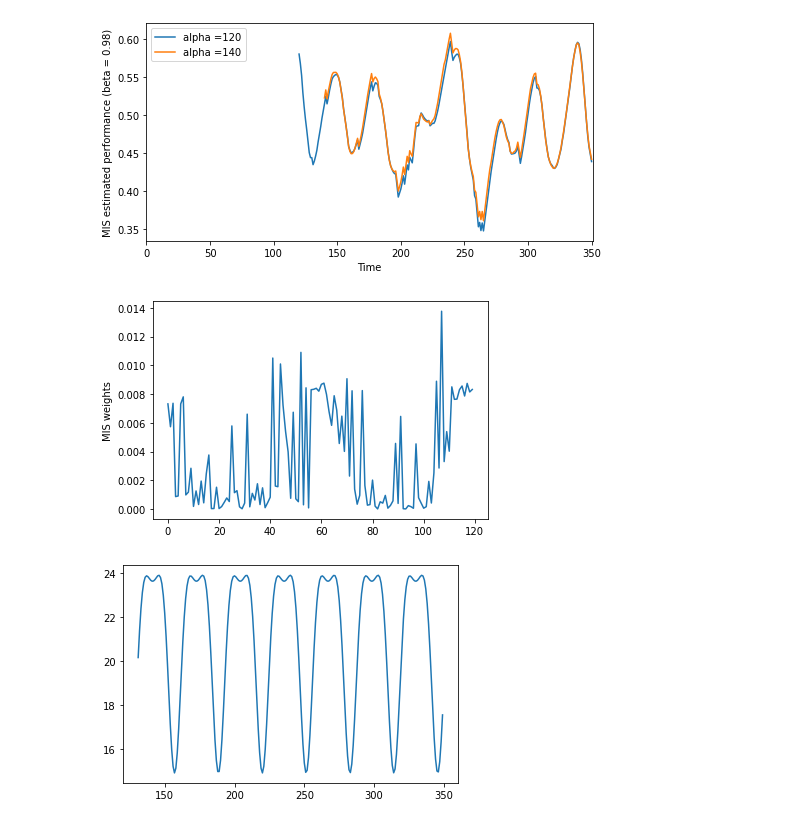
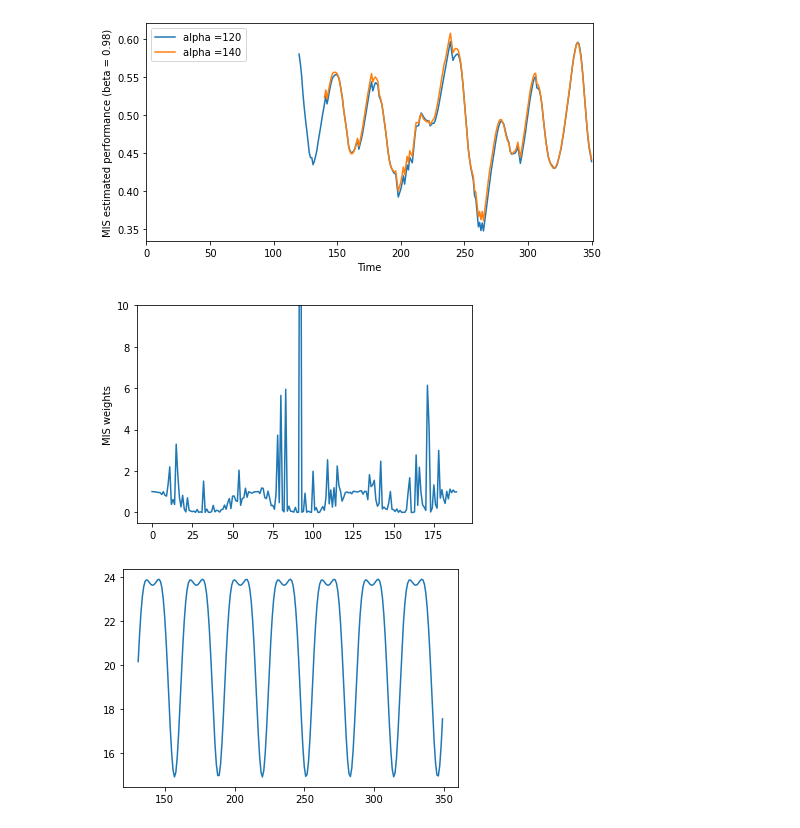
Before and after one commit to francescovidaich964/Como_lake, a Jupyter notebook: bandit_tests/non-stat_contextual_bandits.ipynb, the cells around one changed output. Saved outputs shown, nothing was run; the diff lists cells and outputs as text; code cells hidden in the pictures.

Commit message:
Average IS_weights profiles

```diff
--- a/bandit_tests/non-stat_contextual_bandits.ipynb
+++ b/bandit_tests/non-stat_contextual_bandits.ipynb
@@ -297,7 +297,7 @@ get_p = True
 
 
 # Get random hyperpolicy
-nu  = hyperpolicy(param_based, sigma_theta=3,
+nu  = hyperpolicy(param_based, sigma_theta=4,
                   A=5, phi=0.1, psi=np.pi)
 
 
@@ -417,11 +417,11 @@ Study the behaviour of the different terms of the MIS estimator on the last time
 ### timestep using the all the collected rewards and policies (i.e. alpha=t)
 
 # MIS estimator using all the available data
-t = len(rewards)
+t = len(rewards)-20
 MIS_terms = MIS_estimator(nu, thetas[:t+1], rewards[:t+1], t, return_type=2, beta=1)
 
 # Plot the terms to see how they impact the performance estimation
-plt.plot(MIS_terms)
+plt.plot(MIS_terms*t)
 plt.ylabel("MIS weights")
 plt.show()
 # %% [output]
@@ -577,14 +577,15 @@ def MIS_estimator_other(nu, thetas, rewards, alpha=10, beta=1):
 # %%
 time_of_est = len(thetas)-20
 
-MIS_terms, MIS_est, _ = MIS_estimator_other(nu, thetas[:time_of_est], rewards[:time_of_est], alpha=120, beta=1)
+MIS_terms, MIS_est, IS_weights = MIS_estimator_other(nu, thetas[:time_of_est], rewards[:time_of_est], alpha=190, beta=1)
 
 # Plot the terms to see how they impact the performance estimation
-plt.plot(MIS_terms)
+plt.plot(IS_weights)
+plt.ylim(-0.5,10)
 plt.ylabel("MIS weights")
 plt.show()
 # %% [output]
-[figure, old version]
+[figure, new version]
 # %%
 alpha = 130
 t_range = range(alpha+1,len(thetas))
```
Also changed, not shown: parts of 5 cells of this notebook.
